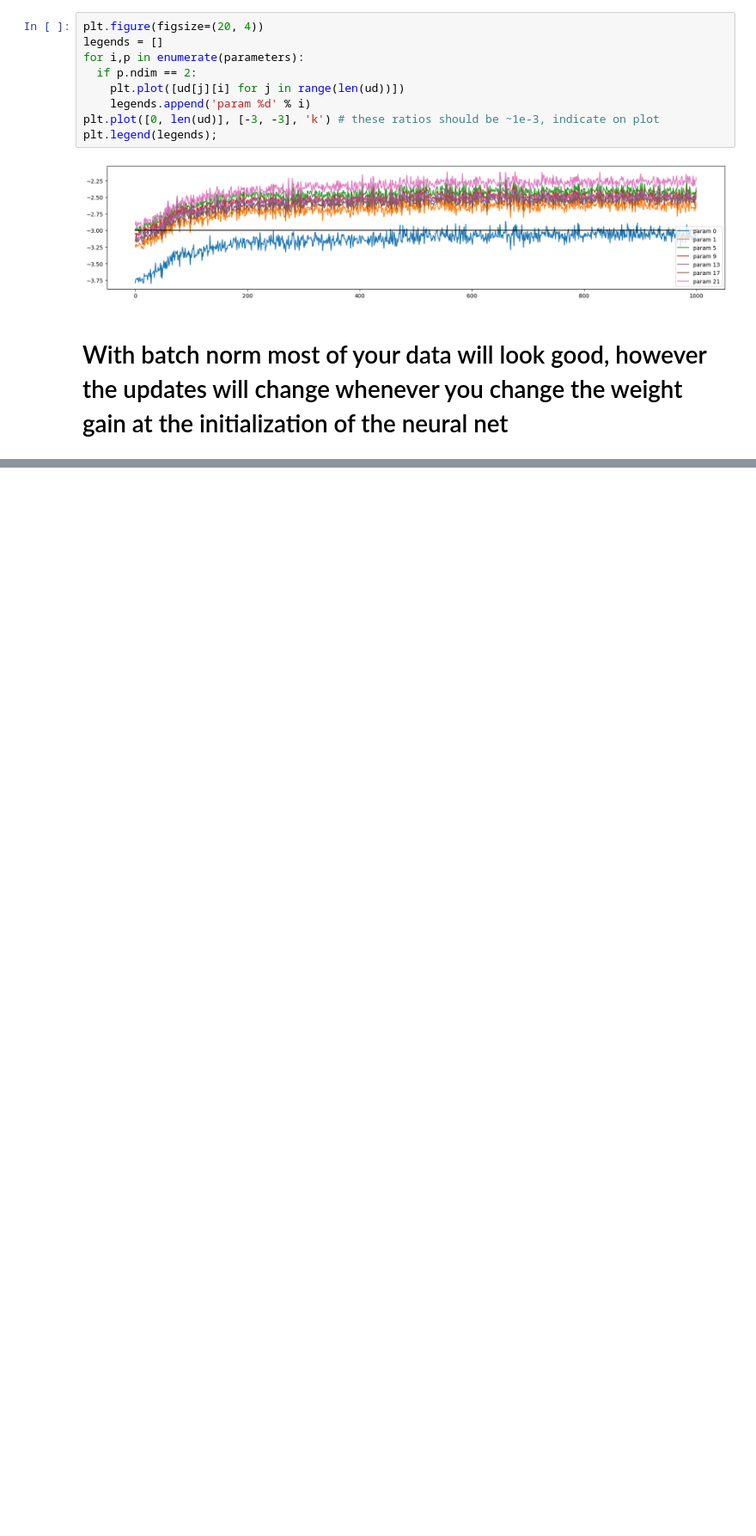
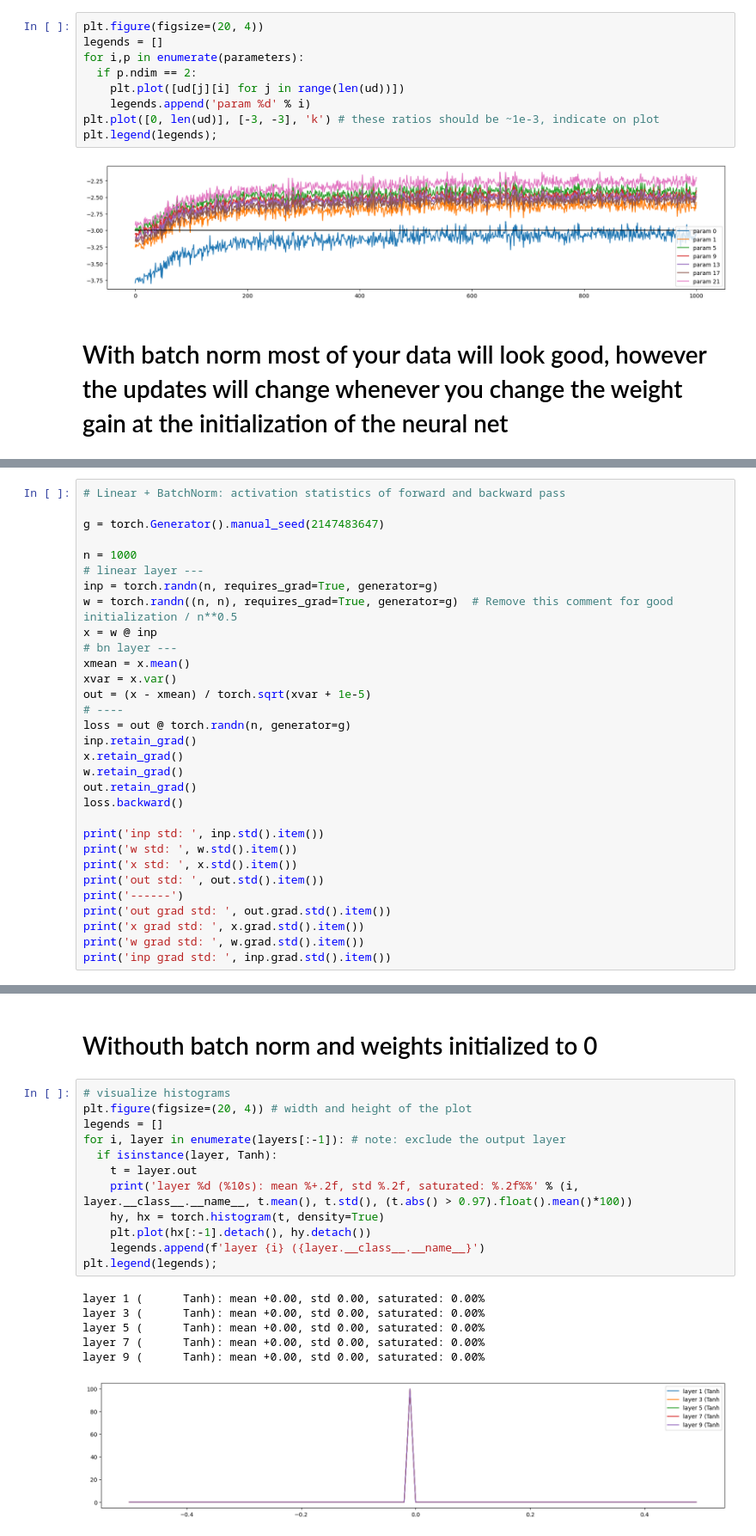
Before and after one commit to Potasiuombun/ActivationsandGradients, a Jupyter notebook: AGB.ipynb, the cells around one changed output, grey strips where cells are left out. Shown at 86% size. Saved outputs shown, nothing was run; the diff lists cells and outputs as text; blank space fills up the shorter version.

```diff
--- a/AGB.ipynb
+++ b/AGB.ipynb
@@ -1313,0 +1443,31 @@ plt.legend(legends);
+# %%
+# Linear + BatchNorm: activation statistics of forward and backward pass
+
+g = torch.Generator().manual_seed(2147483647)
+
+n = 1000
+# linear layer ---
+inp = torch.randn(n, requires_grad=True, generator=g)
+w = torch.randn((n, n), requires_grad=True, generator=g)  # Remove this comment for good initialization / n**0.5
+x = w @ inp
+# bn layer ---
+xmean = x.mean()
+xvar = x.var()
+out = (x - xmean) / torch.sqrt(xvar + 1e-5)
+# ----
+loss = out @ torch.randn(n, generator=g)
+inp.retain_grad()
+x.retain_grad()
+w.retain_grad()
+out.retain_grad()
+loss.backward()
+
+print('inp std: ', inp.std().item())
+print('w std: ', w.std().item())
+print('x std: ', x.std().item())
+print('out std: ', out.std().item())
+print('------')
+print('out grad std: ', out.grad.std().item())
+print('x grad std: ', x.grad.std().item())
+print('w grad std: ', w.grad.std().item())
+print('inp grad std: ', inp.grad.std().item())
@@ -1313,0 +1653,21 @@ plt.legend(legends);
+# %% [markdown]
+# Withouth batch norm and weights initialized to 0
+# %%
+# visualize histograms
+plt.figure(figsize=(20, 4)) # width and height of the plot
+legends = []
+for i, layer in enumerate(layers[:-1]): # note: exclude the output layer
+  if isinstance(layer, Tanh):
+    t = layer.out
+    print('layer %d (%10s): mean %+.2f, std %.2f, saturated: %.2f%%' % (i, layer.__class__.__name__, t.mean(), t.std(), (t.abs() > 0.97).float().mean()*100))
+    hy, hx = torch.histogram(t, density=True)
+    plt.plot(hx[:-1].detach(), hy.detach())
+    legends.append(f'layer {i} ({layer.__class__.__name__}')
+plt.legend(legends);
+# %% [output]
+layer 1 (      Tanh): mean +0.00, std 0.00, saturated: 0.00%
+layer 3 (      Tanh): mean +0.00, std 0.00, saturated: 0.00%
+layer 5 (      Tanh): mean +0.00, std 0.00, saturated: 0.00%
+layer 7 (      Tanh): mean +0.00, std 0.00, saturated: 0.00%
+layer 9 (      Tanh): mean +0.00, std 0.00, saturated: 0.00%
+[figure, added]
```
Also changed, not shown: parts of 62 cells of this notebook.
